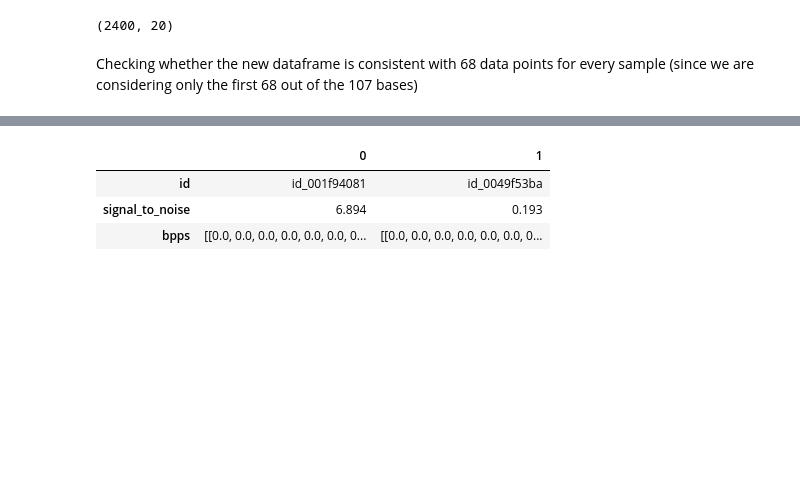
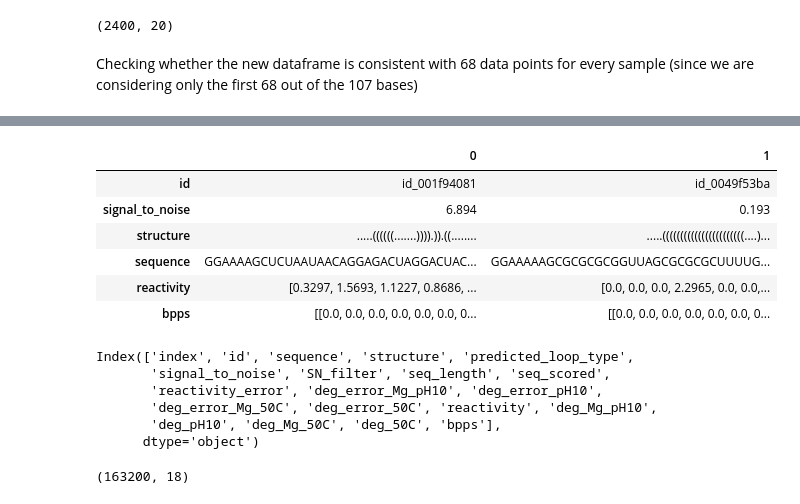
Before and after one commit to sumaniitm/kaggle-mRNA-feature-engineering, a Jupyter notebook: notebook-covid19-mrna.ipynb, the cells around one changed output, grey strips where cells are left out. Drawn from its saved outputs; the diff is of its cells as text; code cells hidden in the pictures; blank space fills up the shorter version.

Commit message:
Kaggle Notebook | notebook_covid19_mRNA | Able to split all 68 bases of the sequence into individual Rows

```diff
--- a/notebook-covid19-mrna.ipynb
+++ b/notebook-covid19-mrna.ipynb
@@ -64,0 +68,6 @@ print(bpps_data_list_68_68[1])
+# %%
+pd.set_option('display.max_colwidth', None)
+json_data = [json.loads(line) for line in open('/kaggle/input/stanford-covid-vaccine/test.json', 'r')]
+test_df = pd.DataFrame(json_data)
+print(test_df.shape)
+test_df.head(2).T
@@ -143,7 +172,19 @@ print(len(new_train_df['deg_error_Mg_50C'][1]))
 # %%
-new_train_df[['id','signal_to_noise','bpps']].head(2).T
+new_train_df[['id', 'signal_to_noise', 'structure', 'sequence', 'reactivity', 'bpps']].head(2).T
 # %% [output]
 |  | 0 | 1 |
 | id | id_001f94081 | id_0049f53ba |
 | signal_to_noise | 6.894 | 0.193 |
+| structure | .....((((((.......)))).)).((........ | .....(((((((((((((((((((((((....)... |
+| sequence | GGAAAAGCUCUAAUAACAGGAGACUAGGACUAC... | GGAAAAAGCGCGCGCGGUUAGCGCGCGCUUUUG... |
+| reactivity | [0.3297, 1.5693, 1.1227, 0.8686, ... | [0.0, 0.0, 0.0, 2.2965, 0.0, 0.0,... |
 | bpps | [[0.0, 0.0, 0.0, 0.0, 0.0, 0.0, 0... | [[0.0, 0.0, 0.0, 0.0, 0.0, 0.0, 0... |
+# %%
+new_train_df.columns
+# %% [output]
+Index(['index', 'id', 'sequence', 'structure', 'predicted_loop_type',
+       'signal_to_noise', 'SN_filter', 'seq_length', 'seq_scored',
+       'reactivity_error', 'deg_error_Mg_pH10', 'deg_error_pH10',
+       'deg_error_Mg_50C', 'deg_error_50C', 'reactivity', 'deg_Mg_pH10',
+       'deg_pH10', 'deg_Mg_50C', 'deg_50C', 'bpps'],
+      dtype='object')
@@ -149,0 +194,45 @@ new_train_df[['id','signal_to_noise','bpps']].head(2).T
+# %%
+list_of_ids = new_train_df['id'].tolist()
+#list_of_ids = ['id_001f94081','id_0049f53ba']
+seqn_train_df = pd.DataFrame()
+
+for i in range(len(list_of_ids)):
+    #print(new_train_df['id'][i])
+    #seqn_train_df_single = pd.DataFrame()
+
+    for j in range(68):
+        seqn_train_df_single = pd.DataFrame()
+        current_row = {}
+        #print("_".join([new_train_df['id'][i], str(j)]))
+
+        current_row = {
+            'id' : "_".join([new_train_df['id'][i], str(j)])
+            ,'sequence' : new_train_df['sequence'][i][j]
+            ,'structure' : new_train_df['structure'][i][j]
+            ,'predicted_loop_type' : new_train_df['predicted_loop_type'][i][j]
+            ,'signal_to_noise' : new_train_df['signal_to_noise'][i]
+            ,'SN_filter' : new_train_df['SN_filter'][i]
+            ,'reactivity_error' : new_train_df['reactivity_error'][i][j]
+            ,'deg_error_Mg_pH10' : new_train_df['deg_error_Mg_pH10'][i][j]
+            ,'deg_error_pH10' : new_train_df['deg_error_pH10'][i][j]
+            ,'deg_error_Mg_50C' : new_train_df['deg_error_Mg_50C'][i][j]
+            ,'deg_error_50C' : new_train_df['deg_error_50C'][i][j]
+            ,'reactivity' : new_train_df['reactivity'][i][j]
+            ,'deg_Mg_pH10' : new_train_df['deg_Mg_pH10'][i][j]
+            ,'deg_pH10' : new_train_df['deg_pH10'][i][j]
+            ,'deg_Mg_50C' : new_train_df['deg_Mg_50C'][i][j]
+            ,'deg_50C' : new_train_df['deg_50C'][i][j]
+            ,'bpps' : new_train_df['bpps'][i][j]
+        }
+
+        seqn_train_df_single = seqn_train_df_single.append(current_row, ignore_index=True)
+
+        seqn_train_df = pd.concat([seqn_train_df, seqn_train_df_single])
+
+        #print(seqn_train_df_single)
+        #print(seqn_train_df)
+
+seqn_train_df['paired_or_unpaired'] = seqn_train_df['structure'].apply(lambda x: 1 if x == '(' else 1 if x == ')' else 0)
+seqn_train_df.shape
+# %% [output]
+(163200, 18)
```
Also changed, not shown: parts of 8 cells of this notebook.
